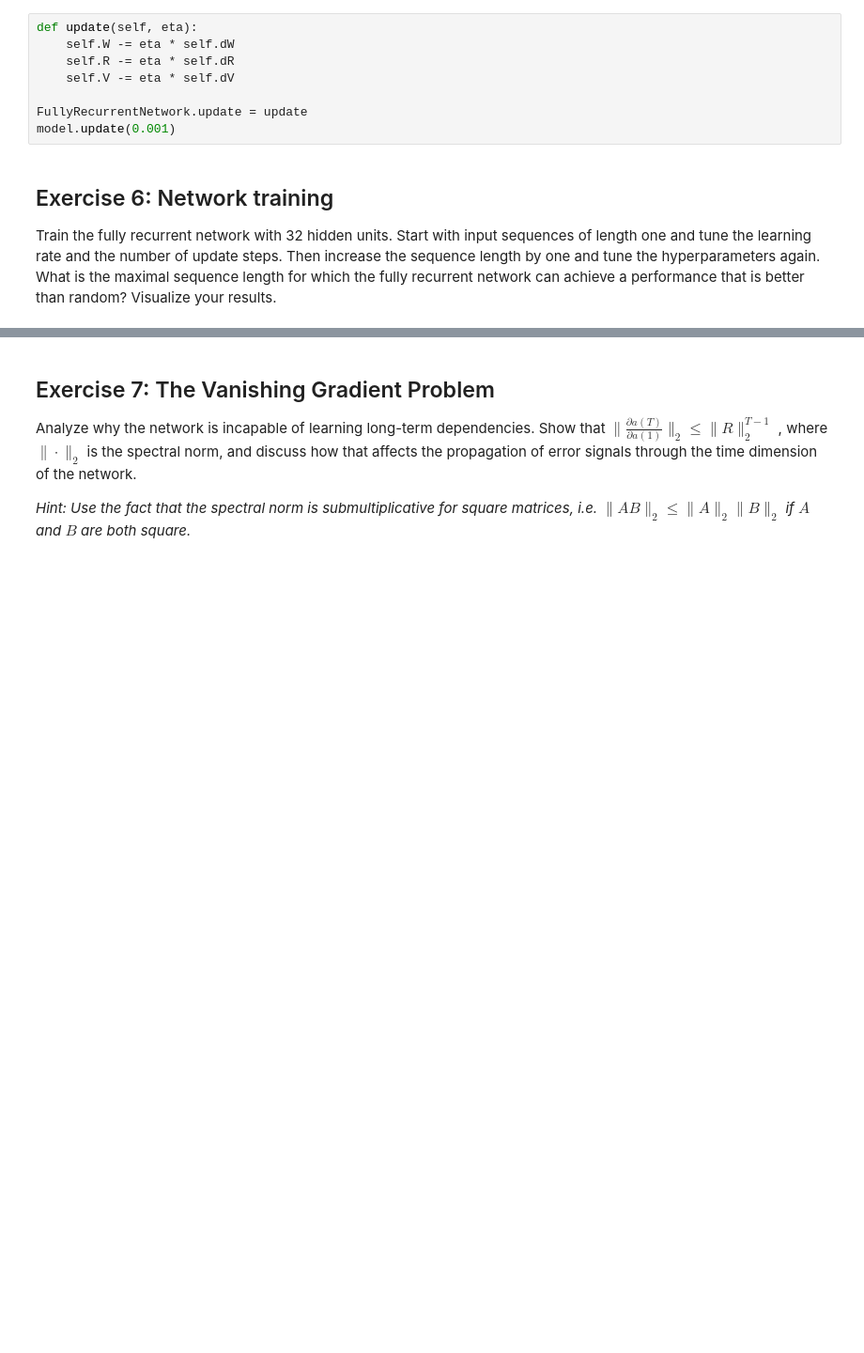
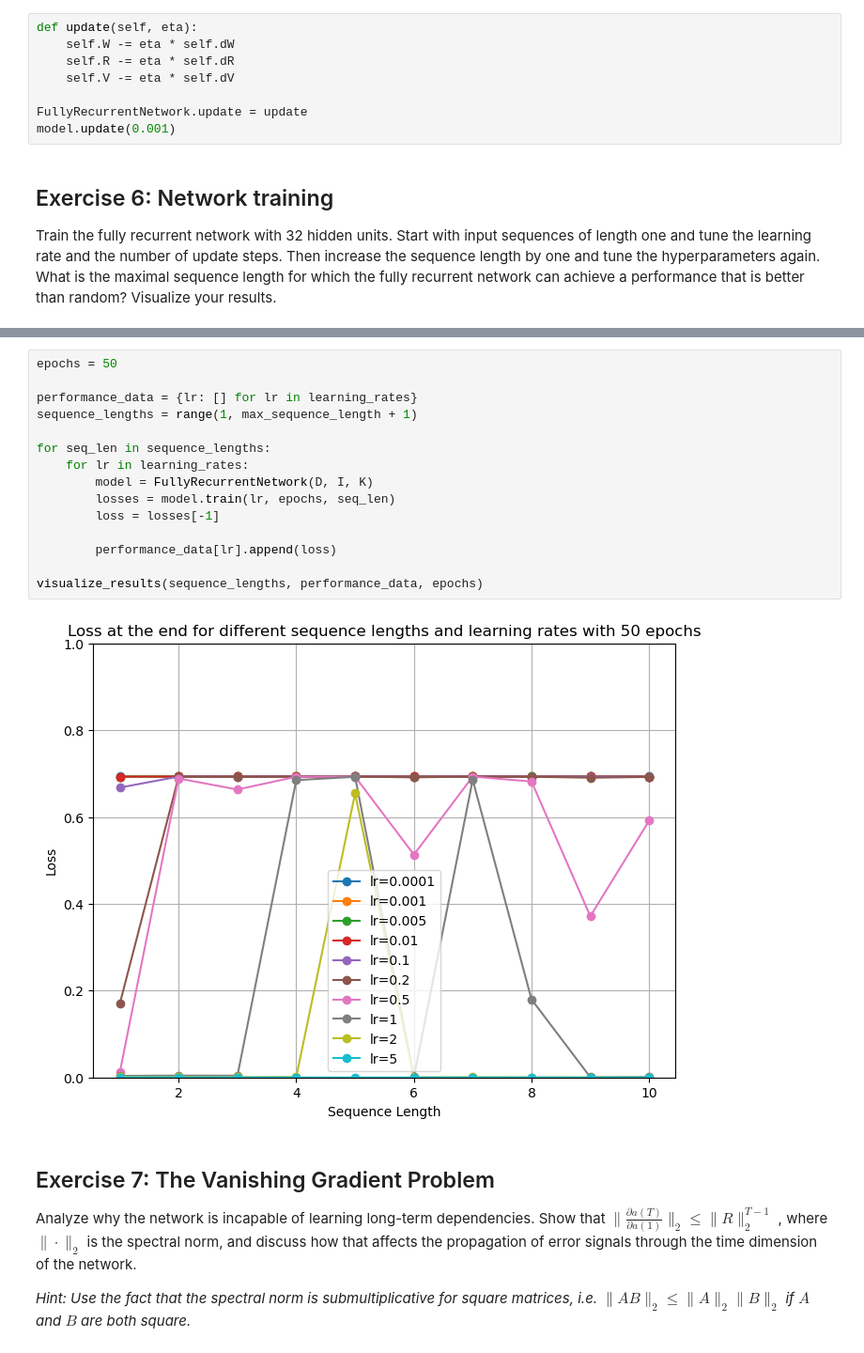
Before and after one commit to th3lias/LSTM, a Jupyter notebook: 02/A2.ipynb, the cells around one changed output, grey strips where cells are left out. Shown at 94% size. Saved outputs shown, nothing was run; the diff lists cells and outputs as text; blank space fills up the shorter version.

```diff
--- a/02/A2.ipynb
+++ b/02/A2.ipynb
@@ -308,3 +335,20 @@ Epoch 999, Loss: [9.53028046e-05]
+# %%
+epochs = 50
+
+performance_data = {lr: [] for lr in learning_rates}
+sequence_lengths = range(1, max_sequence_length + 1)
+
+for seq_len in sequence_lengths:
+    for lr in learning_rates:
+        model = FullyRecurrentNetwork(D, I, K)
+        losses = model.train(lr, epochs, seq_len)
+        loss = losses[-1]
+
+        performance_data[lr].append(loss)
+
+visualize_results(sequence_lengths, performance_data, epochs)
+# %% [output]
+[figure, added]
 # %% [markdown]
 ## Exercise 7: The Vanishing Gradient Problem
 
```
Also changed, not shown: parts of 7 cells of this notebook.
